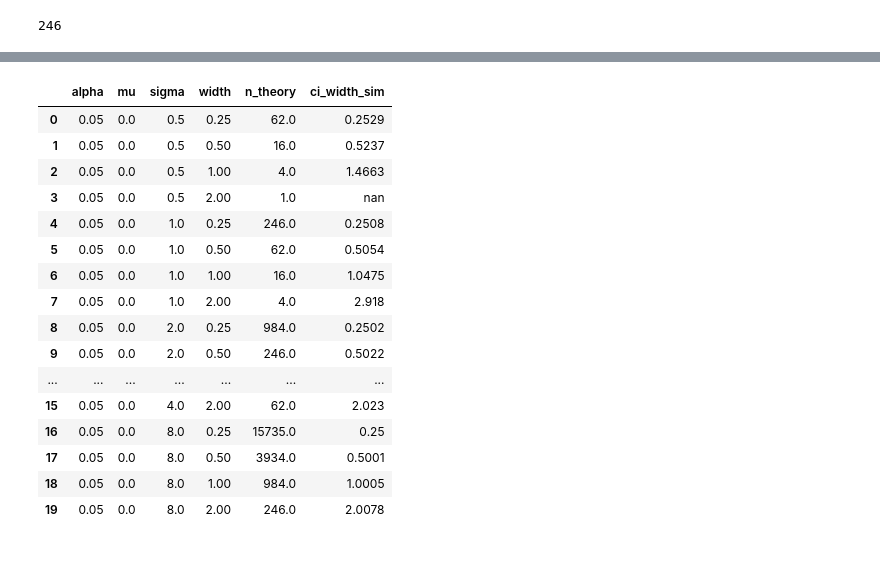
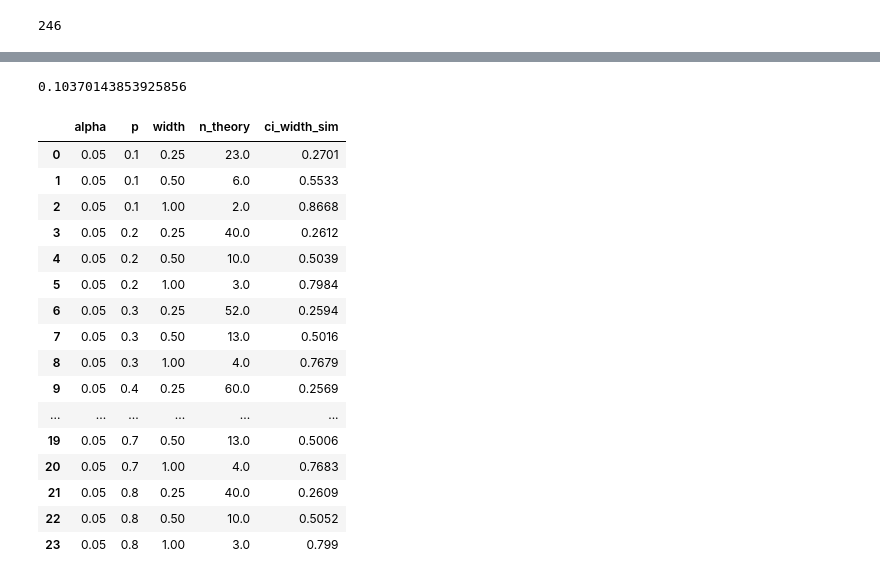
Before and after one commit to bettytan123/Sample-Size-Calculation, a Jupyter notebook: Python_SampleSize_ConfidenceInterval_Binomal_Mean.ipynb, the cells around one changed output, grey strips where cells are left out. Drawn from its saved outputs; the diff is of its cells as text; code cells hidden in the pictures.

```diff
--- a/Python_SampleSize_ConfidenceInterval_Binomal_Mean.ipynb
+++ b/Python_SampleSize_ConfidenceInterval_Binomal_Mean.ipynb
@@ -316,9 +307,8 @@ def expand_grid(dictionary):
    return pd.DataFrame([row for row in product(*dictionary.values())], columns=dictionary.keys())
 
 dictionary = {'alpha': [0.05],
-              'mu': [0.0],
-              'sigma': [2**-1, 2**0, 2**1, 2**2, 2**3],
-              'width': [2**-2, 2**-1, 2**0, 2**1]}
+              'p': np.arange(0.1, 0.9, 0.1),
+              'width': [2**-2, 2**-1, 2**0]}
 
 param_df = expand_grid(dictionary)
 param_df
@@ -348,15 +338,15 @@ samp_size_theory_list = []
 
 for i in np.arange(param_df.shape[0]):
     ## Compute sample size at particular parameter condiguration
-    n = samp_size_cont_ci(alpha=param_df.loc[i, 'alpha'],
-                          width=param_df.loc[i, 'width'],
-                          sigma=param_df.loc[i, 'sigma'])
+    n = samp_size_bin_ci(alpha=param_df.loc[i, 'alpha'],
+                          proportion=param_df.loc[i, 'p'],
+                          width=param_df.loc[i, 'width'])
     ## Round to largest integer
     n_ = str(np.round(np.ceil(n),0))
     ## Append sample size to list
     samp_size_theory_list.append(n_)
 
 samp_size_theory_df = pd.concat([param_df, pd.Series(samp_size_theory_list)], axis=1)
-samp_size_theory_df.columns = ['alpha','mu','sigma','width','n_theory']
+samp_size_theory_df.columns = ['alpha','p','width','n_theory']
 samp_size_theory_df
 # %% [output]
@@ -383,15 +373,15 @@ samp_size_theory_df
 ########################
 # %%
-def norm_ci_samp_size(n, mean, sd):
+def binorm_ci_samp_size(n, p, size):
     ## Generate random data
-    x = np.random.normal(loc=mean, scale = sd, size=n)
+    x = np.random.binomial(n= 1, p = p, size = size)
     ## Analyze generated/simulated data
-    res = scipy.stats.ttest_1samp(x, popmean=mean, axis=0,
-                        nan_policy='propagate',
-                        alternative='two-sided')
+    k = np.sum(x)
+    n = len(x)
+    res = scipy.stats.binomtest(k=k, n =n, p=p, alternative='two-sided')
 
     ## Extract the estimate and CI
-    mu_ll, mu_ul = res.confidence_interval(0.95)
+    mu_ll, mu_ul = res.proportion_ci(confidence_level=0.95)
     mu_hat = np.mean(x)
 
     # Return the estimate and the CI to the user
@@ -405,7 +400,7 @@ def norm_ci_samp_size(n, mean, sd):
 ##
 ## Replicate above function to compute expected CI width, for continuous mean, at various parm values (mu, std, n) over number sim replicated (n_rep)
 ##
-def norm_ci_samp_size_sim(n, mean, sd, n_rep):
+def binorm_ci_samp_size_sim( p, size, n_rep):
 
     ## Simulate n_rep copies of sample size trials
     sim_out = []
@@ -413,8 +408,8 @@ def norm_ci_samp_size_sim(n, mean, sd, n_rep):
     ## Loop over number simulation replicates, storing results in list
     t0 = time()
 
-    for i in range(0, n_rep):
-        sim_out.append(norm_ci_samp_size(n=n, mean=mean, sd=sd))
+    for i in trange(0, n_rep):
+        sim_out.append(binorm_ci_samp_size(n=1, p=p, size=size))
 
     t1 = time()
     runtime = t1 - t0
@@ -430,51 +425,54 @@ def norm_ci_samp_size_sim(n, mean, sd, n_rep):
 
     ## Return expect width
     return ci_width
+# %%
+binorm_ci_samp_size_sim( p=0.2, size=245, n_rep=100)
+# %% [output]
+0.10370143853925856
 # %%
-## Loop over theoretical table, to use simulation to understand relationship between (n, mu, std, n_rep) etc.
+## Loop over theoretical table, to use simulation to understand relationship between (n, p, size, n_rep) etc.
 samp_size_sim_list = []
 
 ## 1000 simulation replicates; reduces computational burden
 n_rep = 10000
 
 t0 = time()
 
 for i in np.arange(samp_size_theory_df.shape[0]):
     ## Compute sample size at particular parameter condiguration
-    ci_width = norm_ci_samp_size_sim(n=int(float(samp_size_theory_df.loc[i, 'n_theory'])),
-                          mean=samp_size_theory_df.loc[i, 'mu'],
-                          sd=samp_size_theory_df.loc[i, 'sigma'],
+    ci_width = binorm_ci_samp_size_sim(size=int(float(samp_size_theory_df.loc[i, 'n_theory'])),
+                          p=samp_size_theory_df.loc[i, 'p'],
                           n_rep=n_rep)
     ## Round to largest integer
     ci_width_ = str(np.round(ci_width,4))
     ## Append sample size to list
     samp_size_sim_list.append(ci_width_)
 
 t1 = time()
 sim_time = t1-t0
 
 ## Compile results into dataFrame
 samp_size_sim_df = pd.concat([samp_size_theory_df, pd.Series(samp_size_sim_list)], axis=1)
-samp_size_sim_df.columns = ['alpha','mu','sigma','width','n_theory','ci_width_sim']
+samp_size_sim_df.columns = ['alpha','p','width','n_theory','ci_width_sim']
 samp_size_sim_df
 # %% [output]
-|  | alpha | mu | sigma | width | n_theory | ci_width_sim |
-| 0 | 0.05 | 0.0 | 0.5 | 0.25 | 62.0 | 0.2529 |
-| 1 | 0.05 | 0.0 | 0.5 | 0.50 | 16.0 | 0.5237 |
-| 2 | 0.05 | 0.0 | 0.5 | 1.00 | 4.0 | 1.4663 |
-| 3 | 0.05 | 0.0 | 0.5 | 2.00 | 1.0 | nan |
-| 4 | 0.05 | 0.0 | 1.0 | 0.25 | 246.0 | 0.2508 |
-| 5 | 0.05 | 0.0 | 1.0 | 0.50 | 62.0 | 0.5054 |
-| 6 | 0.05 | 0.0 | 1.0 | 1.00 | 16.0 | 1.0475 |
-| 7 | 0.05 | 0.0 | 1.0 | 2.00 | 4.0 | 2.918 |
-| 8 | 0.05 | 0.0 | 2.0 | 0.25 | 984.0 | 0.2502 |
-| 9 | 0.05 | 0.0 | 2.0 | 0.50 | 246.0 | 0.5022 |
-| ... | ... | ... | ... | ... | ... | ... |
-| 15 | 0.05 | 0.0 | 4.0 | 2.00 | 62.0 | 2.023 |
-| 16 | 0.05 | 0.0 | 8.0 | 0.25 | 15735.0 | 0.25 |
-| 17 | 0.05 | 0.0 | 8.0 | 0.50 | 3934.0 | 0.5001 |
-| 18 | 0.05 | 0.0 | 8.0 | 1.00 | 984.0 | 1.0005 |
-| 19 | 0.05 | 0.0 | 8.0 | 2.00 | 246.0 | 2.0078 |
+|  | alpha | p | width | n_theory | ci_width_sim |
+| 0 | 0.05 | 0.1 | 0.25 | 23.0 | 0.2701 |
+| 1 | 0.05 | 0.1 | 0.50 | 6.0 | 0.5533 |
+| 2 | 0.05 | 0.1 | 1.00 | 2.0 | 0.8668 |
+| 3 | 0.05 | 0.2 | 0.25 | 40.0 | 0.2612 |
+| 4 | 0.05 | 0.2 | 0.50 | 10.0 | 0.5039 |
+| 5 | 0.05 | 0.2 | 1.00 | 3.0 | 0.7984 |
+| 6 | 0.05 | 0.3 | 0.25 | 52.0 | 0.2594 |
+| 7 | 0.05 | 0.3 | 0.50 | 13.0 | 0.5016 |
+| 8 | 0.05 | 0.3 | 1.00 | 4.0 | 0.7679 |
+| 9 | 0.05 | 0.4 | 0.25 | 60.0 | 0.2569 |
+| ... | ... | ... | ... | ... | ... |
+| 19 | 0.05 | 0.7 | 0.50 | 13.0 | 0.5006 |
+| 20 | 0.05 | 0.7 | 1.00 | 4.0 | 0.7683 |
+| 21 | 0.05 | 0.8 | 0.25 | 40.0 | 0.2609 |
+| 22 | 0.05 | 0.8 | 0.50 | 10.0 | 0.5052 |
+| 23 | 0.05 | 0.8 | 1.00 | 3.0 | 0.799 |
 # %%
 ## Timing for the simulation experiments
 sim_time
```
Also changed, not shown: parts of 24 cells of this notebook.
